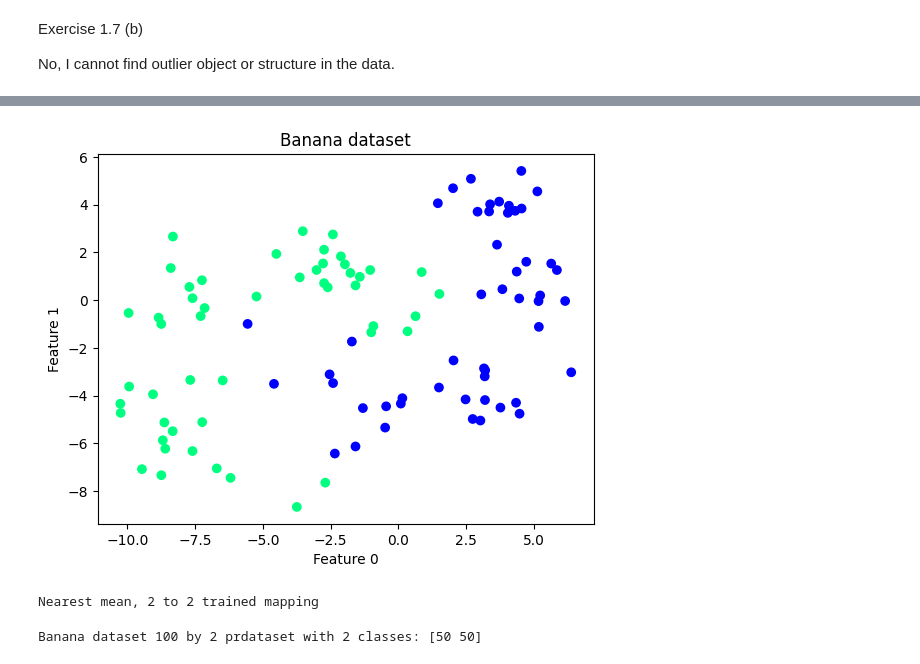
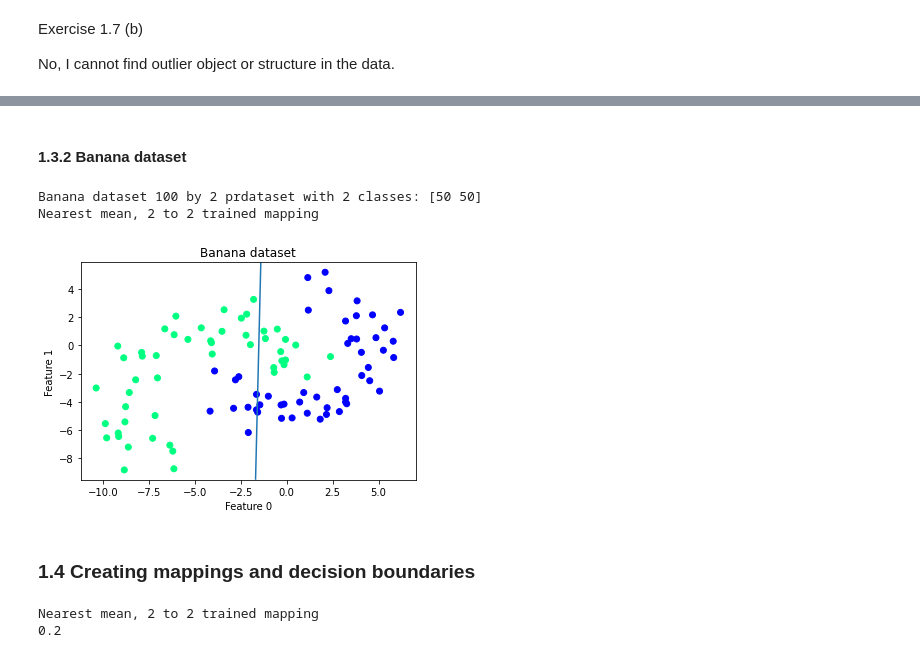
Before and after one commit to cynthiacai56/CS4220-machine-learning-practice, a Jupyter notebook: code/Week 1.ipynb, the cells around one changed output, grey strips where cells are left out. Drawn from its saved outputs; the diff is of its cells as text; code cells hidden in the pictures.

Commit message:
Update Exercise 1.6 and 1.7

```diff
--- a/code/Week 1.ipynb
+++ b/code/Week 1.ipynb
@@ -179,21 +156,48 @@ print(a.targets) # to get back labels
-# %%
-#Exercise 1.9
-bananas = pr.gendatb()
-pr.scatterd(bananas[:,[0,1]])
-# %% [output]
-[figure, removed]
-# %%
-bananas = pr.gendatb()
-w = pr.nmc(bananas) # nearest mean classifier
-print(w)
-# %% [output]
-Nearest mean, 2 to 2 trained mapping
-# %%
-b = bananas*w
-print(b)
-# %% [output]
-Banana dataset 100 by 2 prdataset with 2 classes: [50 50]
+# %% [markdown]
+#### 1.3.2 Banana dataset
+# %%
+#Exercise 1.9
+a = pr.gendatb() # dataset: banana shaped classes
+print(a)
+b = +a # the original data matrix of banana dataset
+#print('Original data:',b)
+
+label = a.targets
+#print('labels',label)
+
+# decision boundary of the nearest mean classifier
+w = pr.nmc(a)
+print(w)
+
+pr.scatterd(a[:,[0,1]])
+pr.plotc(w)
+# %% [output]
+Banana dataset 100 by 2 prdataset with 2 classes: [50 50]
+Nearest mean, 2 to 2 trained mapping
+[figure, added]
 # %%
 #Exercise 1.11 (a)
 # 2.3 zero covariance because of the off-diagonal elements?
 # 2.4 TODO
+# %% [markdown]
+### 1.4 Creating mappings and decision boundaries
+# %%
+a = pr.gendatb()
+
+w = pr.nmc(a) # train a nearest mean classifier
+print(w)
+
+# When a mapping is trained, it can be applied to a dataset using the operator *
+# b is the classified, rescaled or mapped result of applying the mapping definition stored in w to a.
+b = a*w # b is a list of labels
+#print(b)
+
+# labeld and testc are the general classification and testing routines respectively
+lab = b*pr.labeld()
+#print(lab)
+
+e = b*pr.testc()
+print(e)
+# %% [output]
+Nearest mean, 2 to 2 trained mapping
+0.2
```
Also changed, not shown: parts of 29 cells of this notebook.
